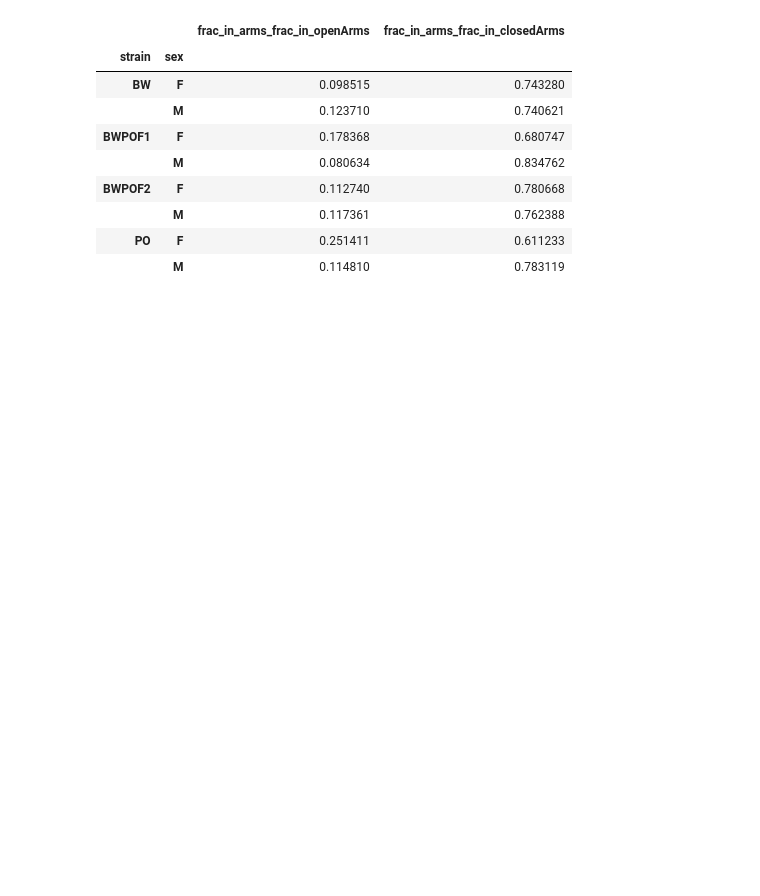
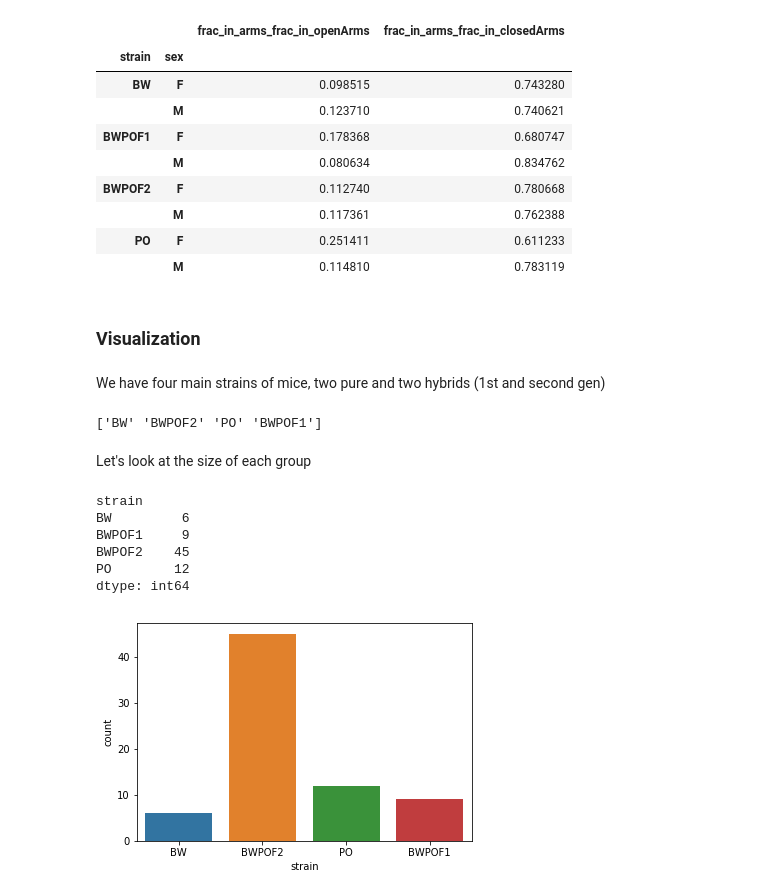
Before and after one commit to zachbogart/mice_behavior_capstone, a Jupyter notebook: analysis/explore.ipynb, the cells around one changed output. Saved outputs shown, nothing was run; the diff lists cells and outputs as text; code cells hidden in the pictures; blank space fills up the shorter version.

Commit message:
add plots and modeling

```diff
--- a/analysis/explore.ipynb
+++ b/analysis/explore.ipynb
@@ -103,3 +105,28 @@ mice.groupby(['strain', 'sex'])['frac_in_arms_frac_in_openArms', 'frac_in_arms_f
 |  | M | 0.117361 | 0.762388 |
 | PO | F | 0.251411 | 0.611233 |
 |  | M | 0.114810 | 0.783119 |
+# %% [markdown]
+### Visualization
+# %% [markdown]
+We have four main strains of mice, two pure and two hybrids (1st and second gen)
+# %%
+print(mice['strain'].unique())
+# %% [output]
+['BW' 'BWPOF2' 'PO' 'BWPOF1']
+# %% [markdown]
+Let's look at the size of each group
+# %%
+print(mice.groupby("strain").size())
+# %% [output]
+strain
+BW         6
+BWPOF1     9
+BWPOF2    45
+PO        12
+dtype: int64
+# %%
+import seaborn as sns
+sns.countplot(mice['strain'],label="Count")
+plt.show()
+# %% [output]
+[figure, added]
```
Also changed, not shown: parts of 11 cells of this notebook.
